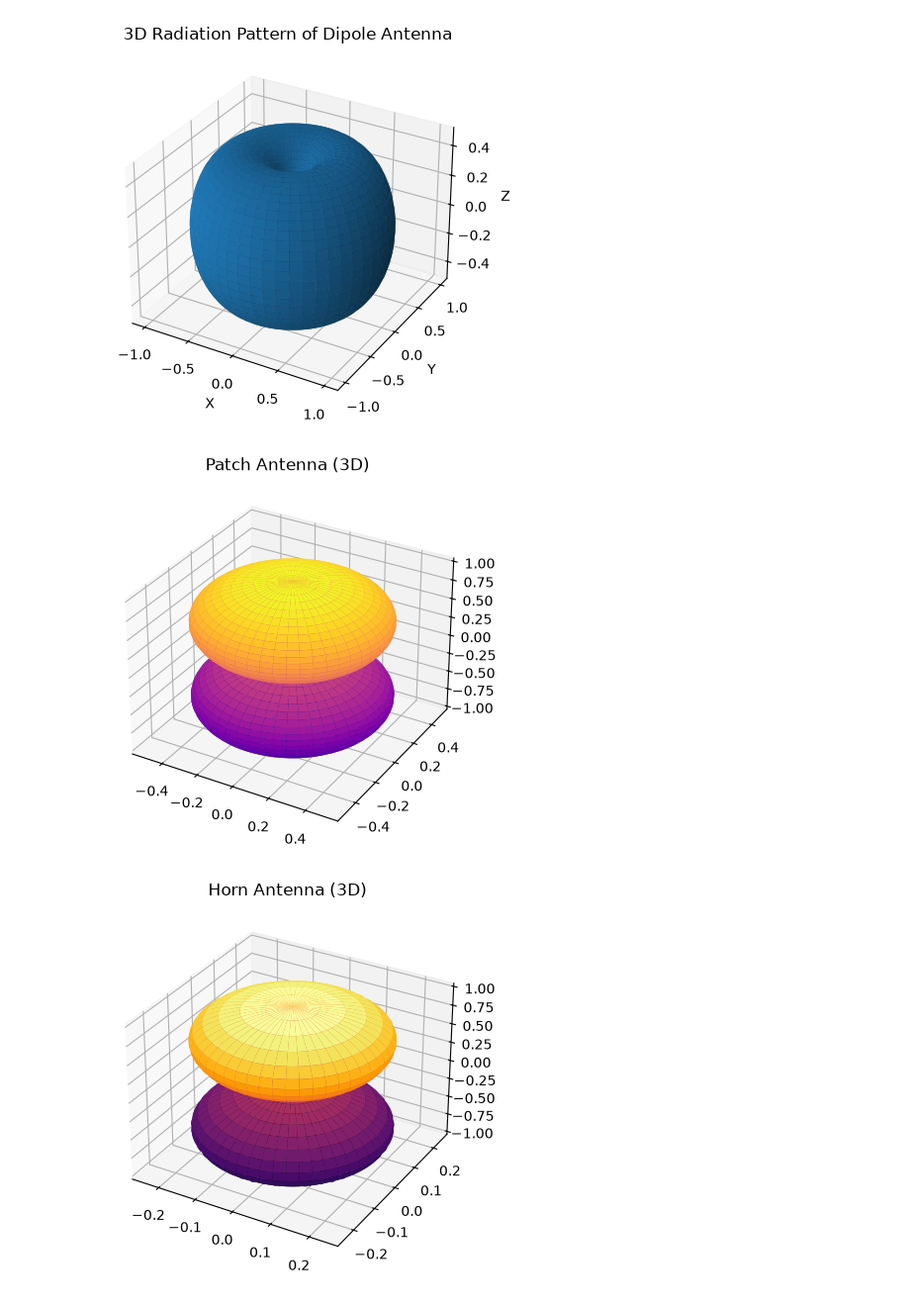
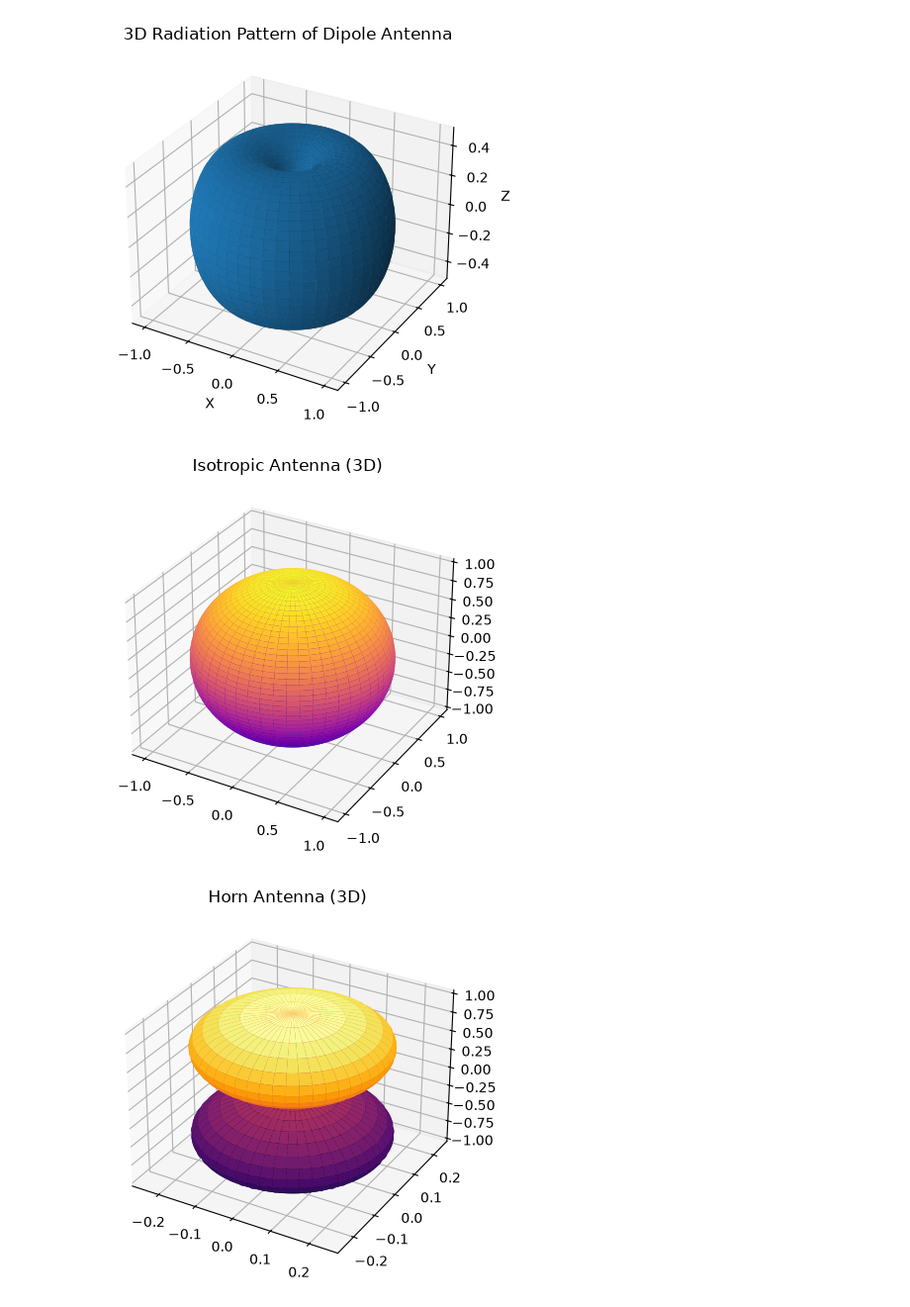
Before and after one commit to code10-td/click-it, a Jupyter notebook: lab_antenna.ipynb, the cells around one changed output. Shown at 99% size. Cells and saved outputs as stored; diff of their text form; code cells hidden in the pictures.

```diff
--- a/lab_antenna.ipynb
+++ b/lab_antenna.ipynb
@@ -51,25 +51,26 @@ plt.show()
 # %%
 #lab-02-Study and Simulation of 3D Radiation Pattern of Isotropic Antenna
 # Isotropic Antenna- 3D
+#Lab_2: Study and Simulation of 3D Radiation Pattern of Isotropic Antenna
 import numpy as np
 import matplotlib.pyplot as plt
 
 theta = np.linspace(0, np.pi, 200)
 phi = np.linspace(0, 2*np.pi, 200)
 theta, phi = np.meshgrid(theta, phi)
 
-R = np.abs(np.cos(theta))
+R = np.ones_like(theta)
 
 X = R * np.sin(theta) * np.cos(phi)
 Y = R * np.sin(theta) * np.sin(phi)
 Z = R * np.cos(theta)
 
 ax = plt.figure().add_subplot(projection='3d')
 ax.plot_surface(X, Y, Z, cmap="plasma")
-ax.set_title("Patch Antenna (3D)")
+ax.set_title("Isotropic Antenna (3D)")
 plt.show()
 # %% [output]
-[figure, old version]
+[figure, new version]
 # %%
 #lab-3-Study and Simulation of the 3D Radiation Pattern of a Horn Antenna
 #Horn Antenna-3D
```
